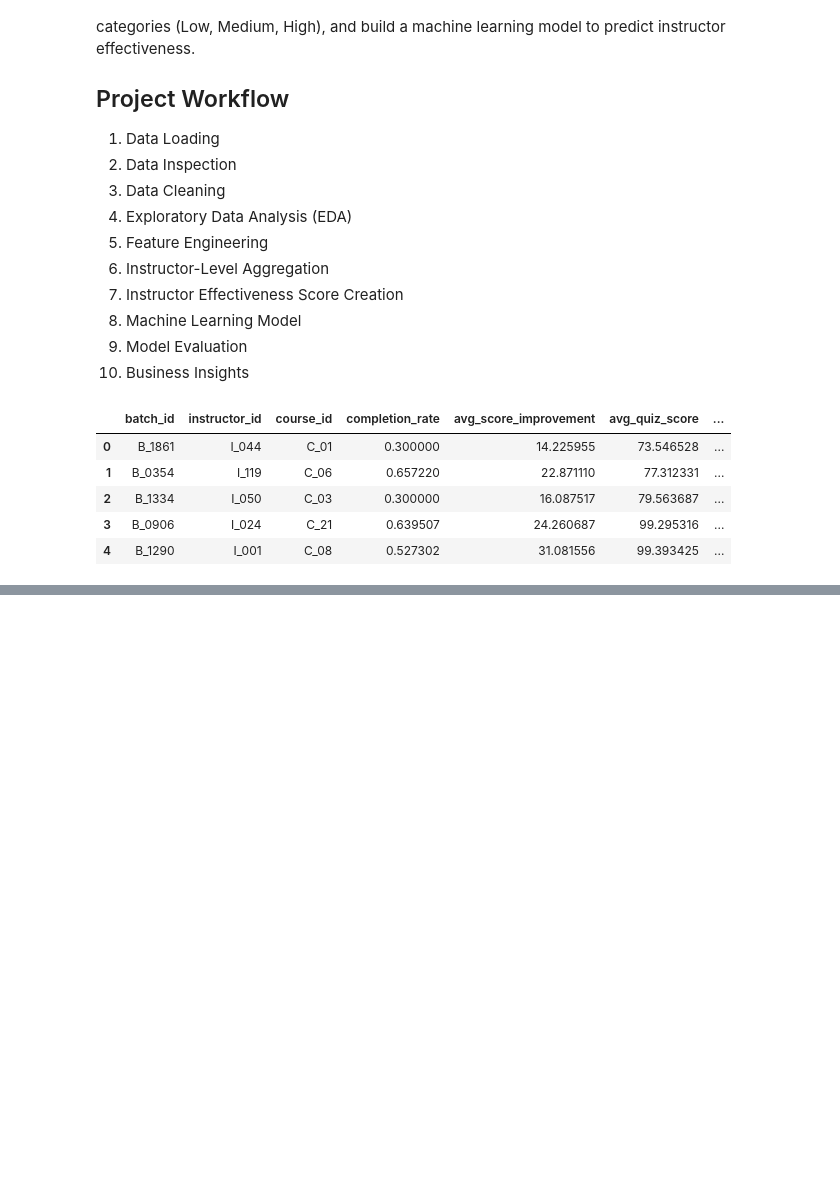
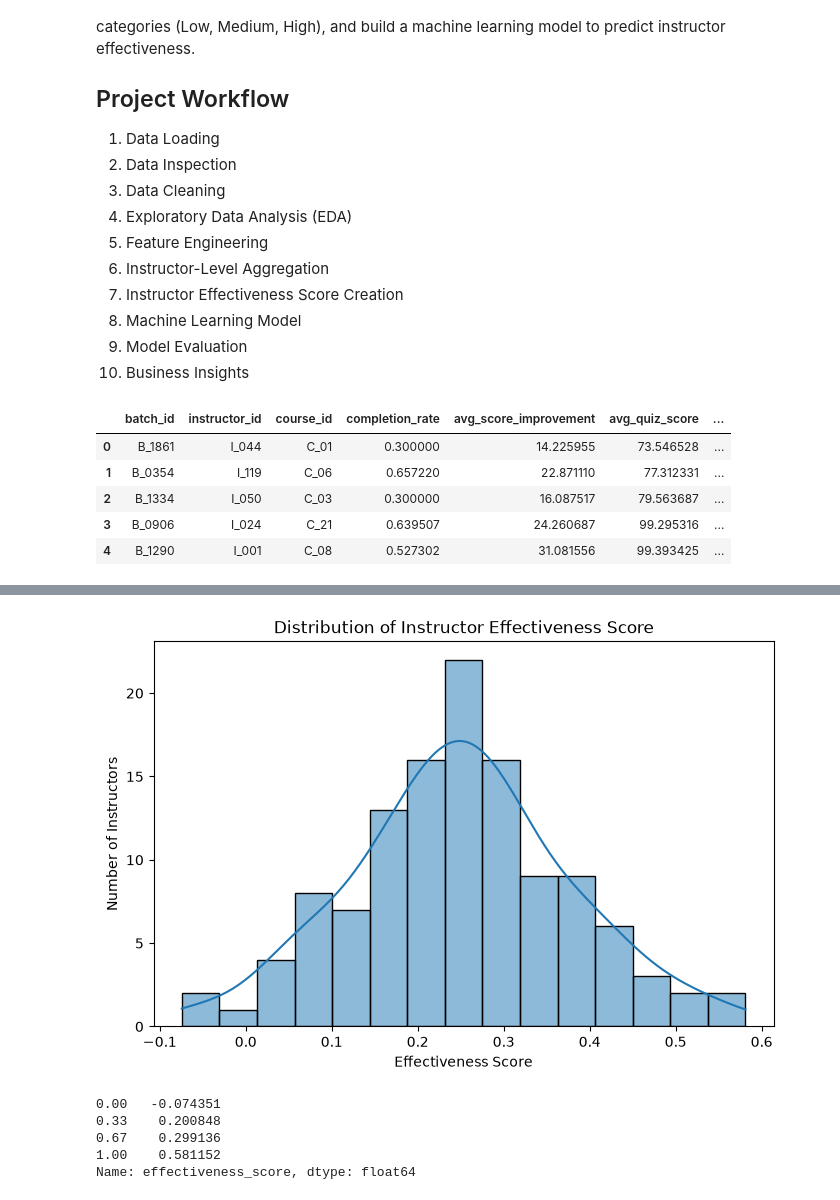
Before and after one commit to yashawari31/instructor-effectiveness-prediction, a Jupyter notebook: notebooks/Instructor_Effectiveness_Analysis.ipynb, the cells around one changed output, grey strips where cells are left out. Saved outputs shown, nothing was run; the diff lists cells and outputs as text; code cells hidden in the pictures; blank space fills up the shorter version.

```diff
--- a/notebooks/Instructor_Effectiveness_Analysis.ipynb
+++ b/notebooks/Instructor_Effectiveness_Analysis.ipynb
@@ -60,0 +300,29 @@ df.head()
+# %%
+# Learning Outcome Score
+scaled_df["learning_score"] = (
+    scaled_df["completion_rate"] +
+    scaled_df["avg_score_improvement"] +
+    scaled_df["avg_quiz_score"]
+) / 3
+
+# Engagement Score
+scaled_df["engagement_score"] = (
+   0.40 * scaled_df["avg_watch_time"] +
+   0.40 * scaled_df["assignment_submission_rate"] +
+   0.20 * scaled_df["forum_activity_rate"]
+) / 3
+
+# Feedback Score
+scaled_df["feedback_score"] = (
+   0.70 * scaled_df["avg_feedback_score"] +
+   0.30 * scaled_df["feedback_response_rate"]
+) / 2
+# %%
+# Calculate Instructor Effectiveness Score
+
+scaled_df["effectiveness_score"] = (
+    0.40 * scaled_df["learning_score"] +
+    0.30 * scaled_df["engagement_score"] +
+    0.20 * scaled_df["feedback_score"] -
+    0.10 * scaled_df["dropout_rate"]
+)
@@ -60,0 +346,25 @@ df.head()
+# %%
+plt.figure(figsize=(8,5))
+
+sns.histplot(
+    scaled_df["effectiveness_score"],
+    bins=15,
+    kde=True
+)
+
+plt.title("Distribution of Instructor Effectiveness Score")
+plt.xlabel("Effectiveness Score")
+plt.ylabel("Number of Instructors")
+
+plt.show()
+# %% [output]
+[figure, added]
+# %%
+# Check effectiveness score quantiles
+scaled_df["effectiveness_score"].quantile([0, 0.33, 0.67, 1])
+# %% [output]
+0.00   -0.074351
+0.33    0.200848
+0.67    0.299136
+1.00    0.581152
+Name: effectiveness_score, dtype: float64
```
Also changed, not shown: parts of 42 cells of this notebook, 1 other file.
